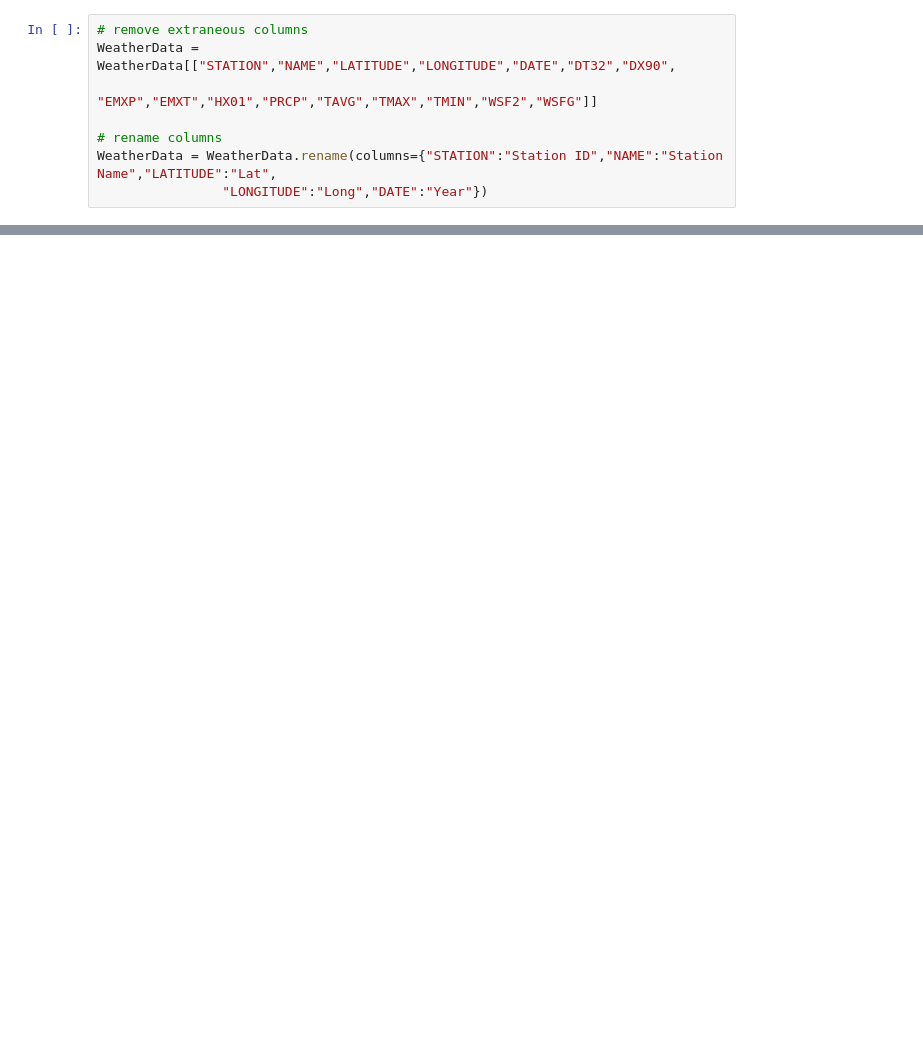
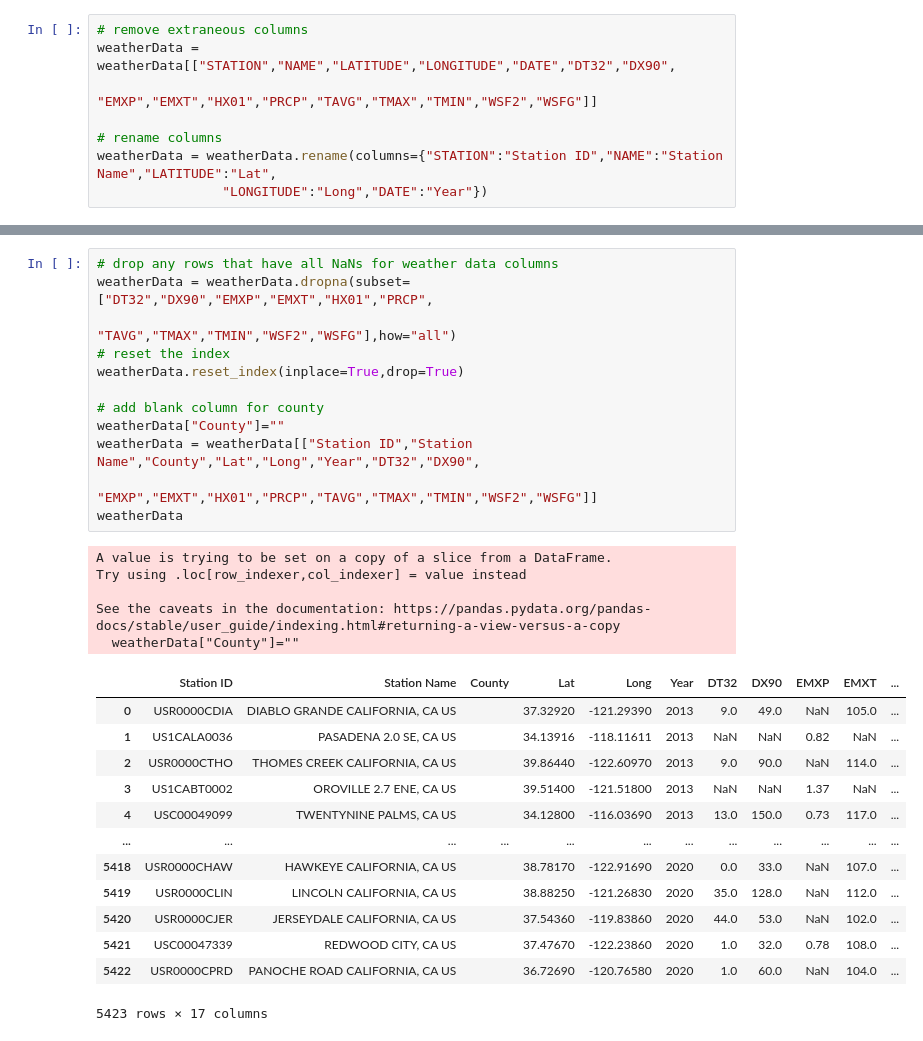
Before and after one commit to bre-sew/Wildfire-Project, a Jupyter notebook: Cleaning-Weather-Data.ipynb, the cells around one changed output, grey strips where cells are left out. Cells and saved outputs as stored; diff of their text form; blank space fills up the shorter version.

```diff
--- a/Cleaning-Weather-Data.ipynb
+++ b/Cleaning-Weather-Data.ipynb
@@ -31,8 +32,8 @@ WeatherData.reset_index(inplace=True,drop=True)
 # %%
 # remove extraneous columns
-WeatherData = WeatherData[["STATION","NAME","LATITUDE","LONGITUDE","DATE","DT32","DX90",
+weatherData = weatherData[["STATION","NAME","LATITUDE","LONGITUDE","DATE","DT32","DX90",
                           "EMXP","EMXT","HX01","PRCP","TAVG","TMAX","TMIN","WSF2","WSFG"]]
 
 # rename columns
-WeatherData = WeatherData.rename(columns={"STATION":"Station ID","NAME":"Station Name","LATITUDE":"Lat",
+weatherData = weatherData.rename(columns={"STATION":"Station ID","NAME":"Station Name","LATITUDE":"Lat",
                 "LONGITUDE":"Long","DATE":"Year"})
@@ -72,0 +56,31 @@ WeatherData
+# %%
+# drop any rows that have all NaNs for weather data columns
+weatherData = weatherData.dropna(subset=["DT32","DX90","EMXP","EMXT","HX01","PRCP",
+                                         "TAVG","TMAX","TMIN","WSF2","WSFG"],how="all")
+# reset the index
+weatherData.reset_index(inplace=True,drop=True)
+
+# add blank column for county
+weatherData["County"]=""
+weatherData = weatherData[["Station ID","Station Name","County","Lat","Long","Year","DT32","DX90",
+                          "EMXP","EMXT","HX01","PRCP","TAVG","TMAX","TMIN","WSF2","WSFG"]]
+weatherData
+# %% [output]
+A value is trying to be set on a copy of a slice from a DataFrame.
+Try using .loc[row_indexer,col_indexer] = value instead
+
+See the caveats in the documentation: https://pandas.pydata.org/pandas-docs/stable/user_guide/indexing.html#returning-a-view-versus-a-copy
+  weatherData["County"]=""
+|  | Station ID | Station Name | County | Lat | Long | Year | DT32 | DX90 | EMXP | EMXT | ... |
+| 0 | USR0000CDIA | DIABLO GRANDE CALIFORNIA, CA US |  | 37.32920 | -121.29390 | 2013 | 9.0 | 49.0 | NaN | 105.0 | ... |
+| 1 | US1CALA0036 | PASADENA 2.0 SE, CA US |  | 34.13916 | -118.11611 | 2013 | NaN | NaN | 0.82 | NaN | ... |
+| 2 | USR0000CTHO | THOMES CREEK CALIFORNIA, CA US |  | 39.86440 | -122.60970 | 2013 | 9.0 | 90.0 | NaN | 114.0 | ... |
+| 3 | US1CABT0002 | OROVILLE 2.7 ENE, CA US |  | 39.51400 | -121.51800 | 2013 | NaN | NaN | 1.37 | NaN | ... |
+| 4 | USC00049099 | TWENTYNINE PALMS, CA US |  | 34.12800 | -116.03690 | 2013 | 13.0 | 150.0 | 0.73 | 117.0 | ... |
+| ... | ... | ... | ... | ... | ... | ... | ... | ... | ... | ... | ... |
+| 5418 | USR0000CHAW | HAWKEYE CALIFORNIA, CA US |  | 38.78170 | -122.91690 | 2020 | 0.0 | 33.0 | NaN | 107.0 | ... |
+| 5419 | USR0000CLIN | LINCOLN CALIFORNIA, CA US |  | 38.88250 | -121.26830 | 2020 | 35.0 | 128.0 | NaN | 112.0 | ... |
+| 5420 | USR0000CJER | JERSEYDALE CALIFORNIA, CA US |  | 37.54360 | -119.83860 | 2020 | 44.0 | 53.0 | NaN | 102.0 | ... |
+| 5421 | USC00047339 | REDWOOD CITY, CA US |  | 37.47670 | -122.23860 | 2020 | 1.0 | 32.0 | 0.78 | 108.0 | ... |
+| 5422 | USR0000CPRD | PANOCHE ROAD CALIFORNIA, CA US |  | 36.72690 | -120.76580 | 2020 | 1.0 | 60.0 | NaN | 104.0 | ... |
+5423 rows × 17 columns
```
Also changed, not shown: parts of 12 cells of this notebook, 1 other file.
